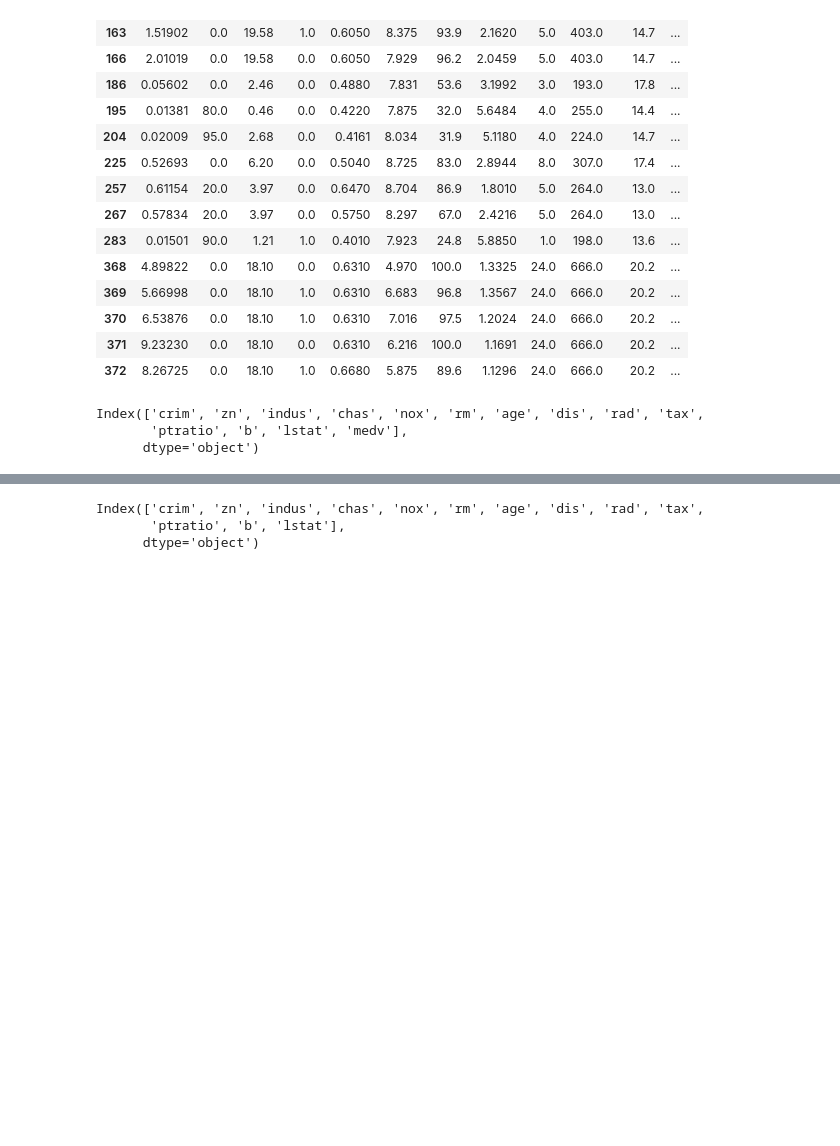
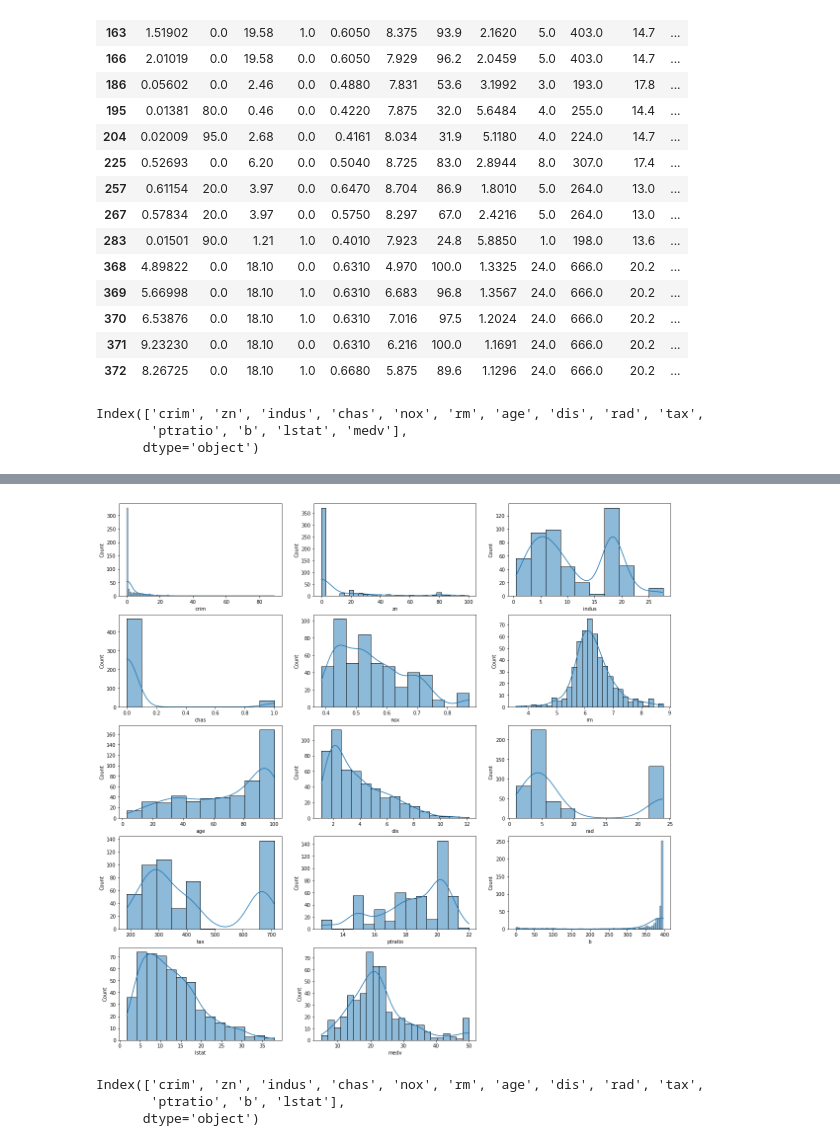
Before and after one commit to LinhHoang2812/Streamlit-prova, a Jupyter notebook: test.ipynb, the cells around one changed output, grey strips where cells are left out. Drawn from its saved outputs; the diff is of its cells as text; code cells hidden in the pictures; blank space fills up the shorter version.

Commit message:
change code to display graph

```diff
--- a/test.ipynb
+++ b/test.ipynb
@@ -100,7 +100,7 @@ df[df["medv"]==df["medv"].max()]
 | 372 | 8.26725 | 0.0 | 18.10 | 1.0 | 0.6680 | 5.875 | 89.6 | 1.1296 | 24.0 | 666.0 | 20.2 | ... |
 # %%
 def distribution(x):
-    plt.figure(figsize=(8,4))
+    # fig = plt.figure(figsize=(8,4))
     sns.histplot(df,x=x,kde=True)
 # %%
 columns = df.columns
@@ -130,2 +112,9 @@ for col in columns:
+# %%
+fig = plt.figure(figsize=(20,20))
+for k in range(0,14):
+    ax = fig.add_subplot(5,3,k+1)
+    distribution(columns[k])
+# %% [output]
+[figure, added]
 # %%
 def scatterplot(x):
```
Also changed, not shown: parts of 4 cells of this notebook.
